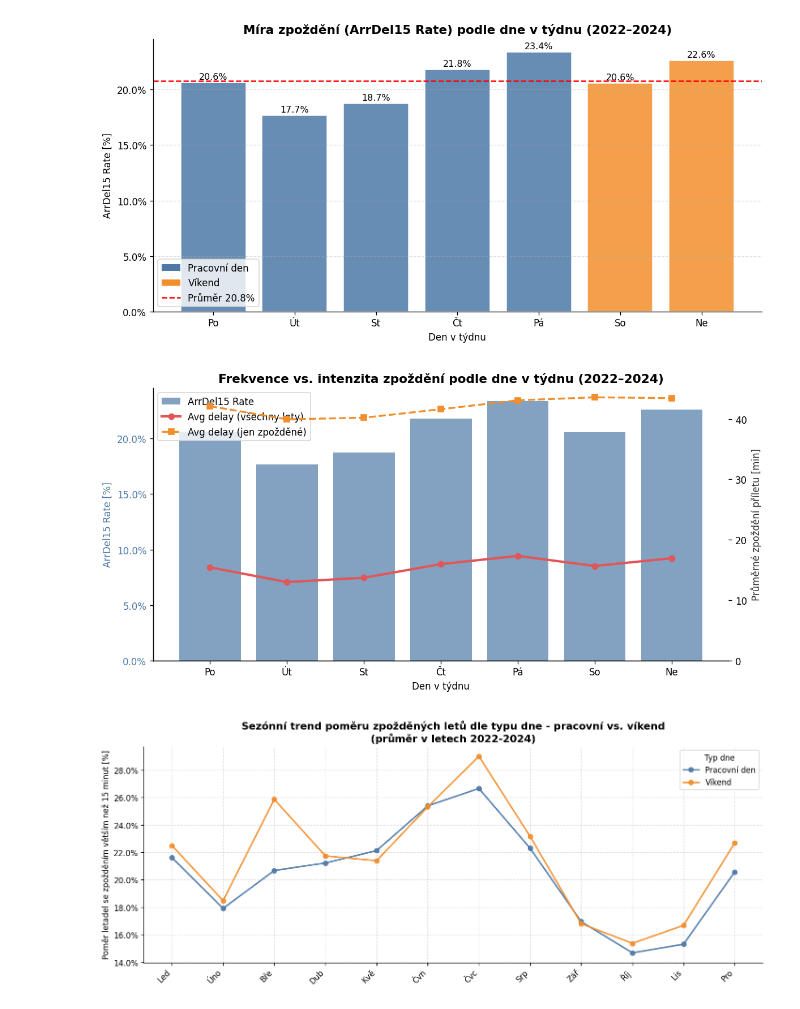
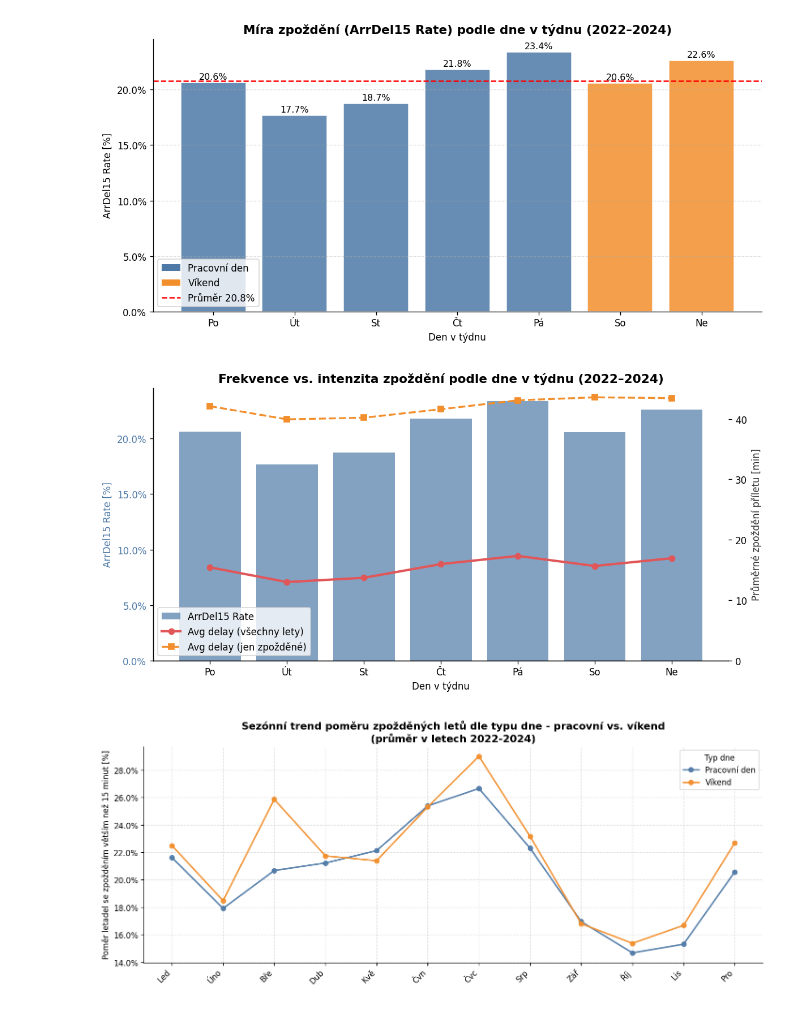
Before and after one commit to internax/BI_projekt, a Jupyter notebook: Solution/data_processing.ipynb, the cells around one changed output. Drawn from its saved outputs; the diff is of its cells as text; code cells hidden in the pictures.

```diff
--- a/Solution/data_processing.ipynb
+++ b/Solution/data_processing.ipynb
@@ -351,31 +351,31 @@ plt.show()
 # %%
 # BQ1 – Viz 2: Frekvence vs. intenzita zpoždění (kombinovaný graf)
 # Pravá osa zobrazuje obě metriky: průměr přes všechny lety vs. jen zpožděné
 fig, ax1 = plt.subplots(figsize=(10, 5))
 ax2 = ax1.twinx()
 
 ax1.bar(bq1["DayName"], bq1["ArrDel15Rate"], color="#4e79a7", alpha=0.7, label="ArrDel15 Rate")
 ax2.plot(bq1["DayName"], bq1["AvgArrDelay"], color="#e15759",
          marker="o", linewidth=2.5, label="Avg delay (všechny lety)", zorder=5)
 ax2.plot(bq1["DayName"], bq1["AvgArrDelayWhenDelayed"], color="#f28e2b",
          marker="s", linewidth=2, linestyle="--", label="Avg delay (jen zpožděné)", zorder=5)
 
 ax1.set_ylabel("ArrDel15 Rate [%]", color="#4e79a7")
 ax2.set_ylabel("Průměrné zpoždění příletu [min]", color="#333333")
 ax1.yaxis.set_major_formatter(mtick.PercentFormatter())
 ax1.tick_params(axis="y", labelcolor="#4e79a7")
 ax2.set_ylim(bottom=0)
 ax1.set_title("Frekvence vs. intenzita zpoždění podle dne v týdnu (2022–2024)",
               fontsize=13, fontweight="bold")
 ax1.set_xlabel("Den v týdnu")
 lines1, labs1 = ax1.get_legend_handles_labels()
 lines2, labs2 = ax2.get_legend_handles_labels()
-ax1.legend(lines1 + lines2, labs1 + labs2, loc="upper left")
+ax1.legend(lines1 + lines2, labs1 + labs2, loc="lower left")
 plt.tight_layout()
 plt.savefig(os.path.join(PLOTS_DIR, "bq1_viz2_frequency_vs_intensity.png"), dpi=150, bbox_inches="tight")
 plt.show()
 # %% [output]
-[figure, old version]
+[figure, new version]
 # %%
 # BQ1 – Viz 3: Sezónní trend ArrDel15 Rate dle typu dne (průměr přes 2022–2024)
 _f = os.path.join(DATA_DIR, "bq1_seasonal.csv")
```
Also changed, not shown: parts of 4 cells of this notebook.
